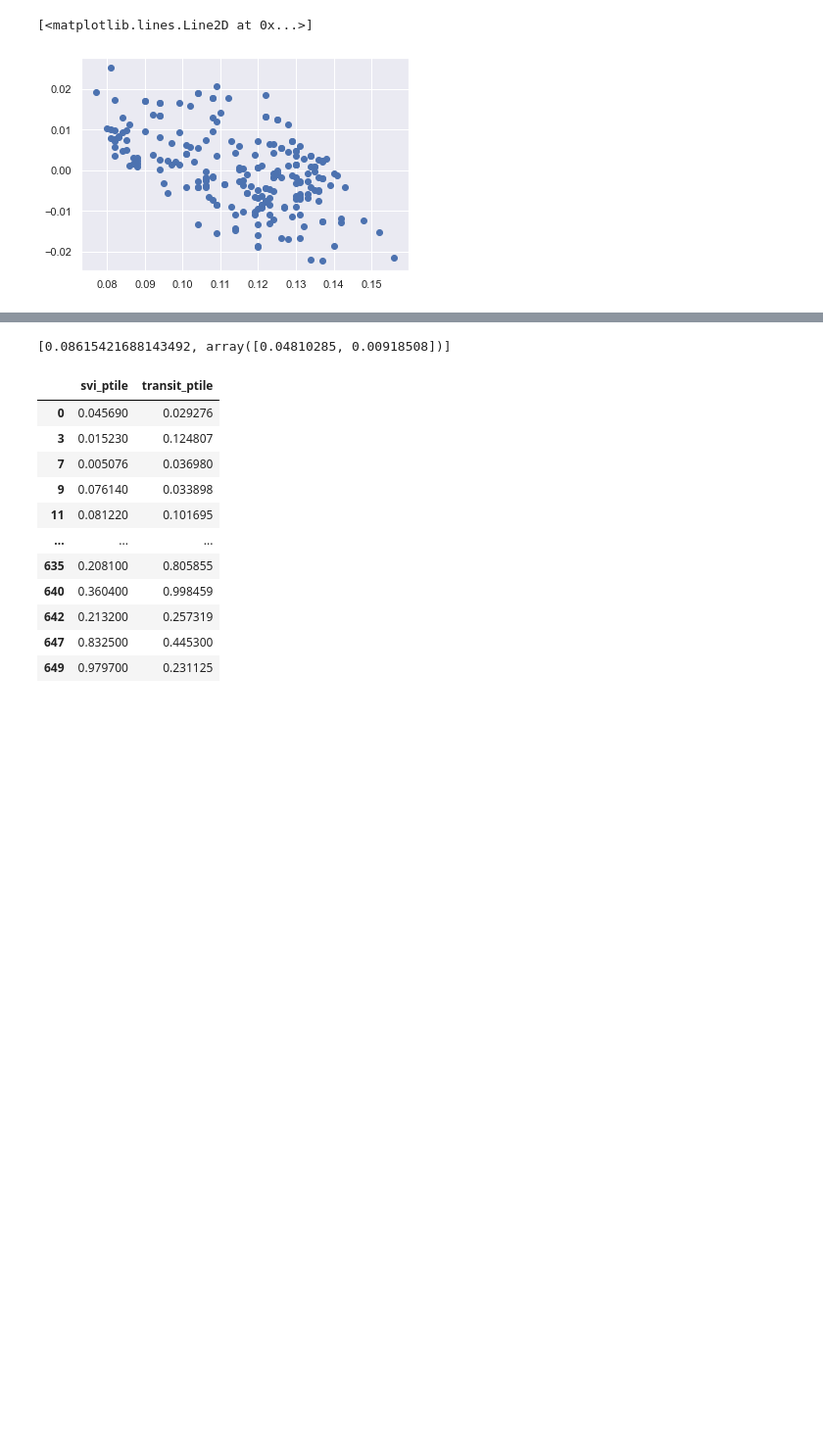
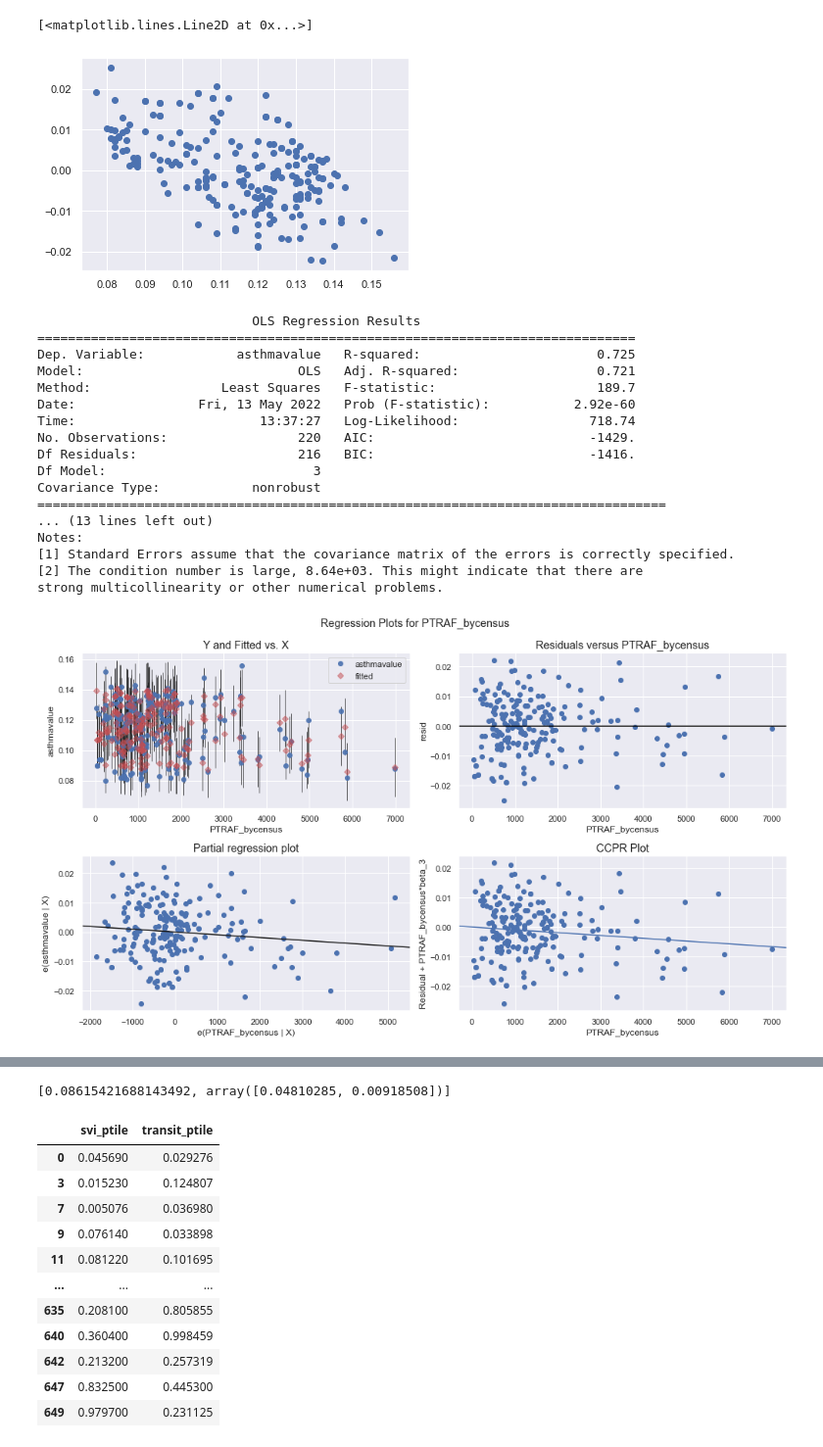
Before and after one commit to nfriedb1/DS4PH-Capstone-Neta-Xiang, a Jupyter notebook: DataSetUp.ipynb, the cells around one changed output, grey strips where cells are left out. Shown: that part at 98% size. Drawn from its saved outputs; the diff is of its cells as text; code cells hidden in the pictures; blank space fills up the shorter version.

```diff
--- a/DataSetUp.ipynb
+++ b/DataSetUp.ipynb
@@ -120,6 +120,48 @@ plt.plot(asthmavalue, error1, 'o')
 # %% [output]
 [<matplotlib.lines.Line2D at 0x...>]
 [figure]
+# %%
+
+import numpy as np
+import pandas as pd
+import matplotlib.pyplot as plt
+import statsmodels.api as sm
+from statsmodels.formula.api import ols
+
+results1 = smf.ols('asthmavalue ~ svi_ptile + transit_ptile + PTRAF_bycensus', data = df).fit()
+
+# fit simple linear regression model
+linear_model = results1
+
+# display model summary
+print(linear_model.summary())
+
+# modify figure size
+fig = plt.figure(figsize=(14, 8))
+
+# creating regression plots
+fig = sm.graphics.plot_regress_exog(linear_model,'PTRAF_bycensus',fig=fig)
+
+# checked residuals of predictors
+# %% [output]
+                            OLS Regression Results
+==============================================================================
+Dep. Variable:            asthmavalue   R-squared:                       0.725
+Model:                            OLS   Adj. R-squared:                  0.721
+Method:                 Least Squares   F-statistic:                     189.7
+Date:                Fri, 13 May 2022   Prob (F-statistic):           2.92e-60
+Time:                        13:37:27   Log-Likelihood:                 718.74
+No. Observations:                 220   AIC:                            -1429.
+Df Residuals:                     216   BIC:                            -1416.
+Df Model:                           3
+Covariance Type:            nonrobust
+==================================================================================
+... (13 lines left out)
+Notes:
+[1] Standard Errors assume that the covariance matrix of the errors is correctly specified.
+[2] The condition number is large, 8.64e+03. This might indicate that there are
+strong multicollinearity or other numerical problems.
+[figure, added]
 # %%
 ## NEURAL NETWORK (MODEL 1) ##
 # %%
```
Also changed, not shown: parts of 8 cells of this notebook.
